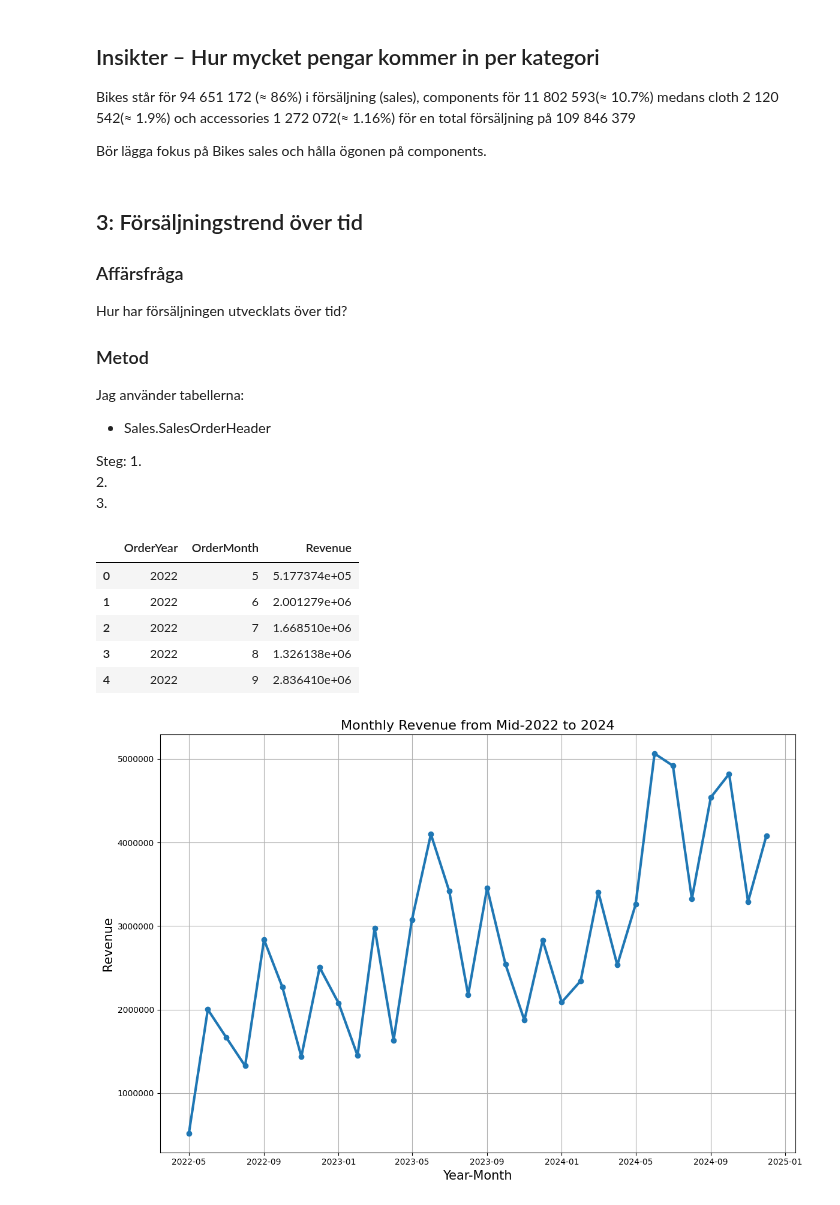
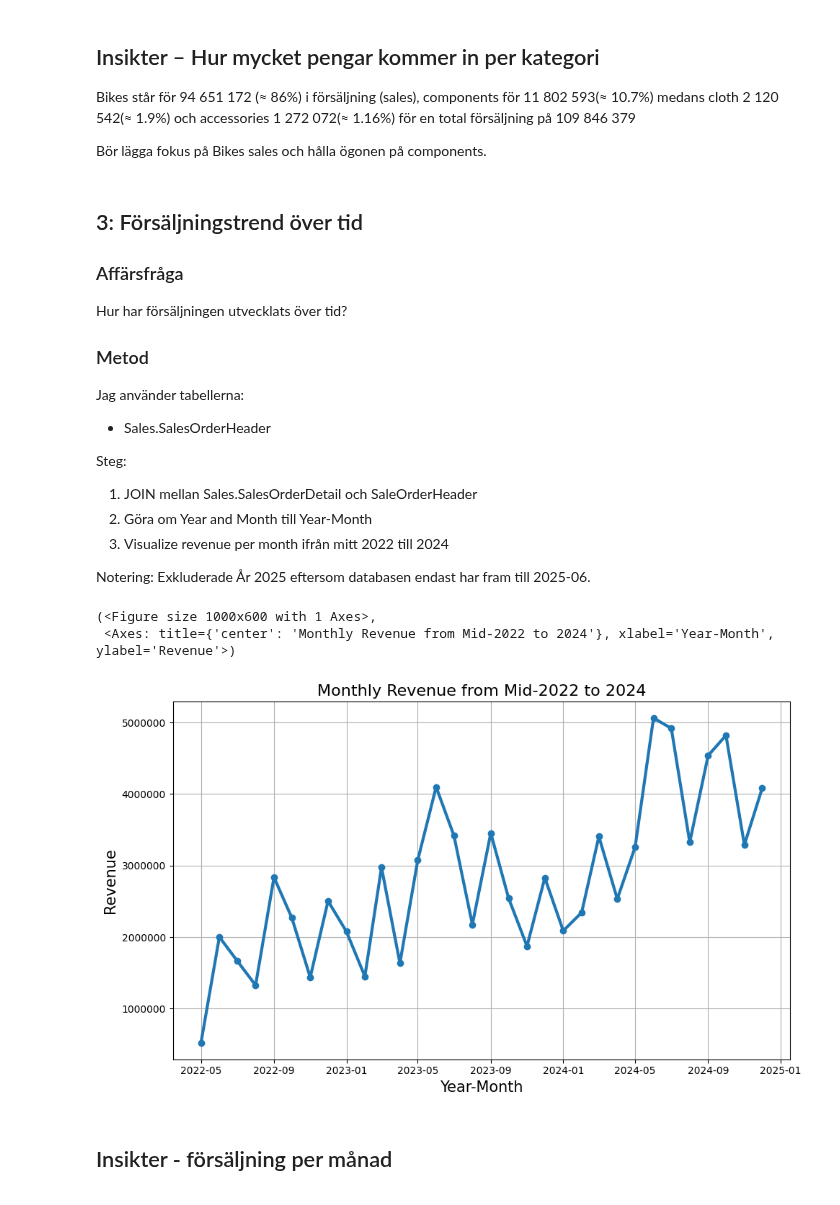
Before and after one commit to MarcusMorlock/SQLInl-mning_Marcus, a Jupyter notebook: report.ipynb, the cells around one changed output. Saved outputs shown, nothing was run; the diff lists cells and outputs as text; code cells hidden in the pictures.

```diff
--- a/report.ipynb
+++ b/report.ipynb
@@ -153,36 +137,35 @@ Jag använder tabellerna:
 -   Sales.SalesOrderHeader
 
 Steg:
-1.
-2.
-3.
+1.  JOIN mellan Sales.SalesOrderDetail och SaleOrderHeader
+2.  Göra om Year and Month till Year-Month
+3.  Visualize revenue per month ifrån mitt 2022 till 2024
+
+Notering: Exkluderade År 2025 eftersom databasen endast har fram till 2025-06.
 # %%
 query_sell_per_month ="""
 SELECT
 
     YEAR(soh.OrderDate) as OrderYear,
     MONTH(soh.OrderDate) as OrderMonth,
     SUM(sod.LineTotal) as Revenue
 
 FROM Sales.SalesOrderHeader as soh
 INNER JOIN Sales.SalesOrderDetail as sod on soh.SalesOrderID = sod.SalesOrderID
 WHERE YEAR(soh.OrderDate) < 2025
 GROUP BY YEAR(soh.OrderDate), MONTH(soh.OrderDate)
 ORDER BY  YEAR(soh.OrderDate), MONTH(soh.OrderDate) ASC
 """
 query_sell_per_month_df = sql_report.query_df(query_sell_per_month)
-query_sell_per_month_df.head()
-simple_df = year_month_combined(query_sell_per_month_df)
-simple_df.head()
+viz_sell_per_month(query_sell_per_month_df)
 # %% [output]
-|  | OrderYear | OrderMonth | Revenue |
-| 0 | 2022 | 5 | 5.177374e+05 |
-| 1 | 2022 | 6 | 2.001279e+06 |
-| 2 | 2022 | 7 | 1.668510e+06 |
-| 3 | 2022 | 8 | 1.326138e+06 |
-| 4 | 2022 | 9 | 2.836410e+06 |
+(<Figure size 1000x600 with 1 Axes>,
+ <Axes: title={'center': 'Monthly Revenue from Mid-2022 to 2024'}, xlabel='Year-Month', ylabel='Revenue'>)
+[figure, added]
+# %% [markdown]
+## Insikter - försäljning per månad
 # %%
-fig ,ax = plt.subplots(figsize=(12,8))
+fig ,ax = plt.subplots(figsize=(10,6))
 X = simple_df["YearMonth"]
 Y = simple_df["Revenue"]
 ax.plot(X, Y, marker="o", linestyle="-", linewidth="3")
@@ -194,5 +177,3 @@ ax.set_ylabel("Revenue", fontsize="15")
 ax.grid(True, axis="both")
 
 plt.tight_layout()
-# %% [output]
-[figure, removed]
```
Also changed, not shown: parts of 4 cells of this notebook, 1 other file.
